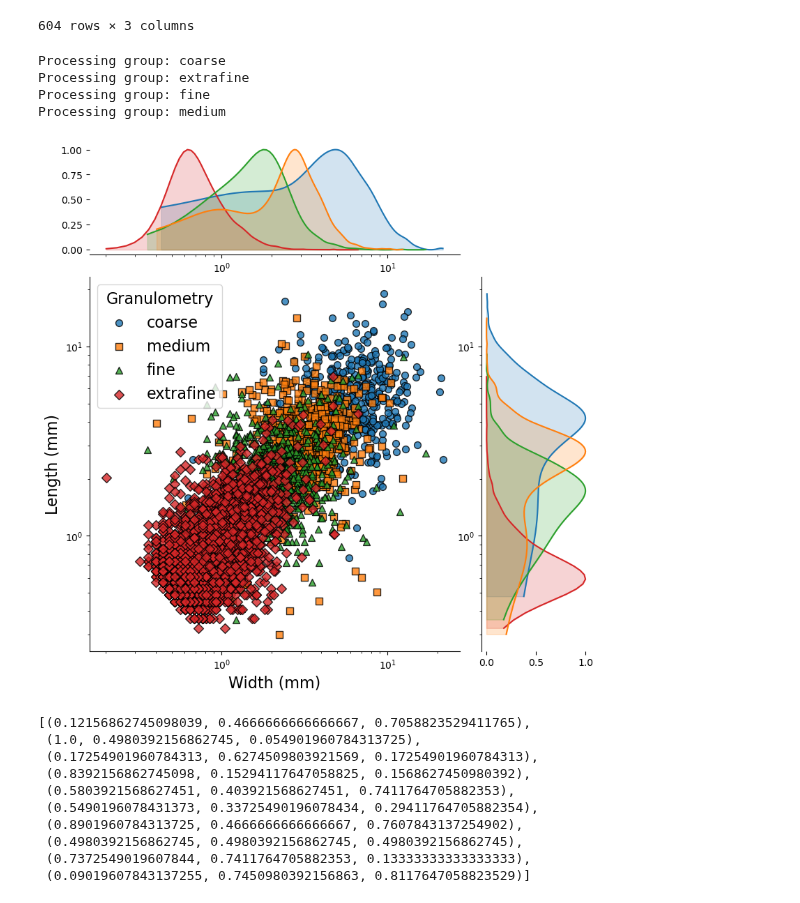
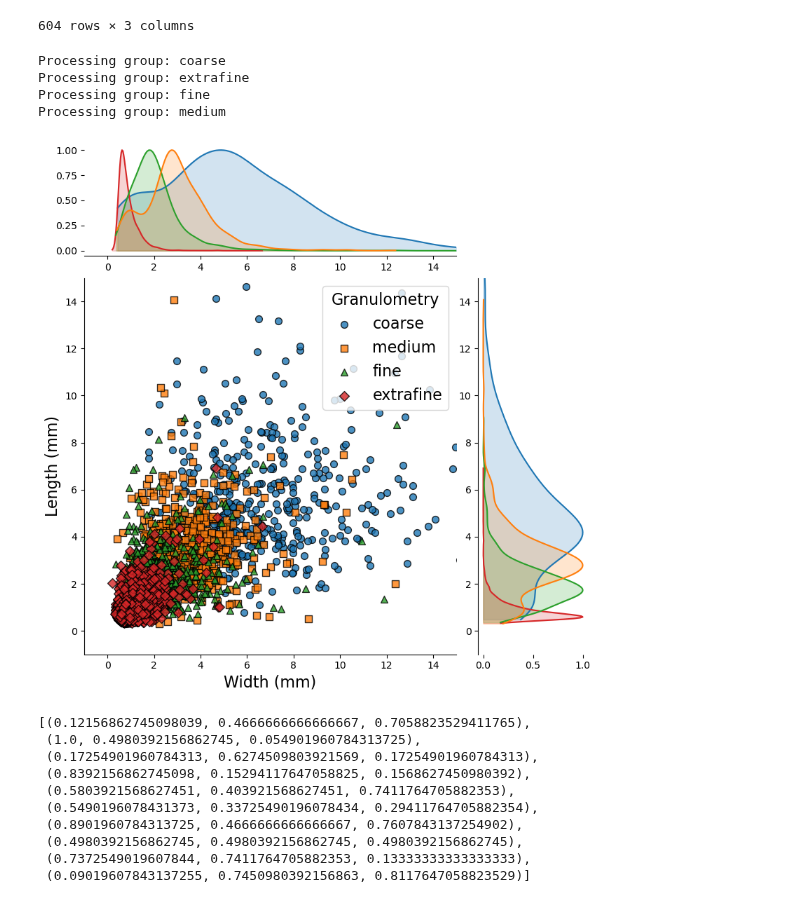
Before and after one commit to joaquinaicrag/UNIBS, a Jupyter notebook: Paper1-YMporousmat/count_grains/grains_dist.ipynb, the cells around one changed output. Drawn from its saved outputs; the diff is of its cells as text; code cells hidden in the pictures.

```diff
--- a/Paper1-YMporousmat/count_grains/grains_dist.ipynb
+++ b/Paper1-YMporousmat/count_grains/grains_dist.ipynb
@@ -109,36 +109,38 @@ for artist in g.ax_joint.collections:
 markers = {'coarse': 'o', 'medium': 's', 'fine': '^', 'extrafine': 'D'}  # adjust categories accordingly
 
 # Plot points manually for each 'granulometry' group with specific markers
 for i, (group_value, marker_shape) in enumerate(markers.items()):
     group_df = df_tot[df_tot['granulometry'] == group_value]
     g.ax_joint.scatter(
         group_df['width'],
         group_df['length'],
         marker=marker_shape,
         label=group_value,
         edgecolor='black',
         color=sns.color_palette()[i],
         s=50,
         alpha=0.8
     )
 
 
 
 fontsize = 16
 #plt.xlim(0, 16)
 #plt.ylim(0, 16)
-plt.yscale('log')
-plt.xscale('log')
+#plt.yscale('log')
+#plt.xscale('log')
+plt.xlim([-1, 15])
+plt.ylim([-1, 15])
 plt.xlabel('Width (mm)', fontsize=fontsize)
 plt.ylabel('Length (mm)', fontsize=fontsize)
 plt.legend(title='Granulometry', fontsize=fontsize, title_fontsize=fontsize)
 plt.show()
 # %% [output]
 Processing group: coarse
 Processing group: extrafine
 Processing group: fine
 Processing group: medium
-[figure, old version]
+[figure, new version]
 # %%
 sns.color_palette()
 # %% [output]
```
